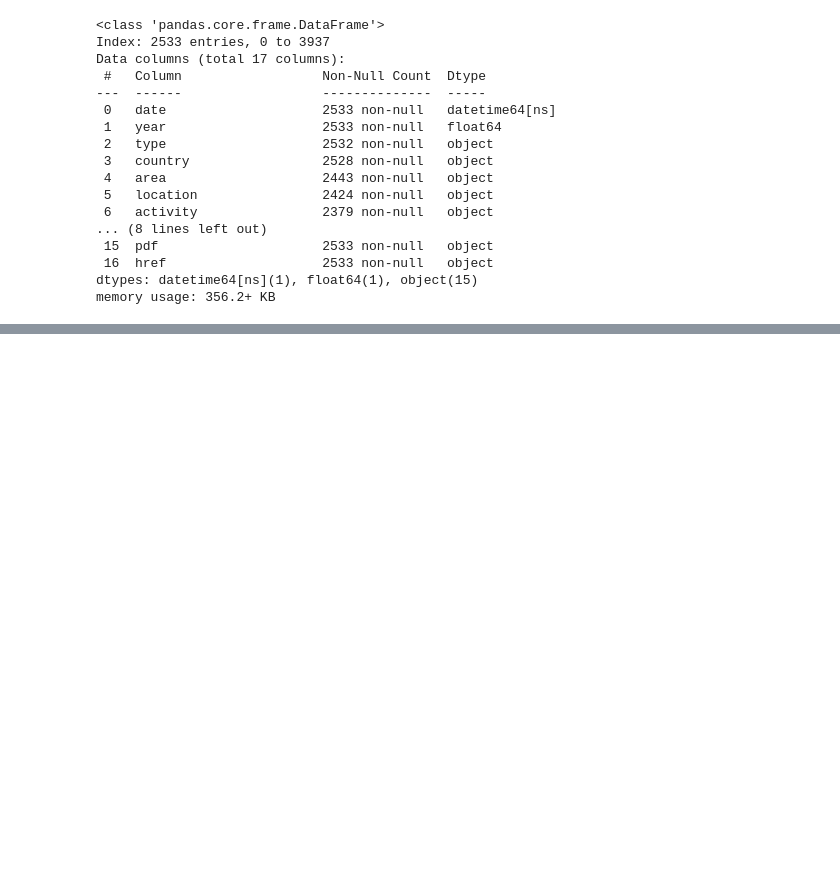
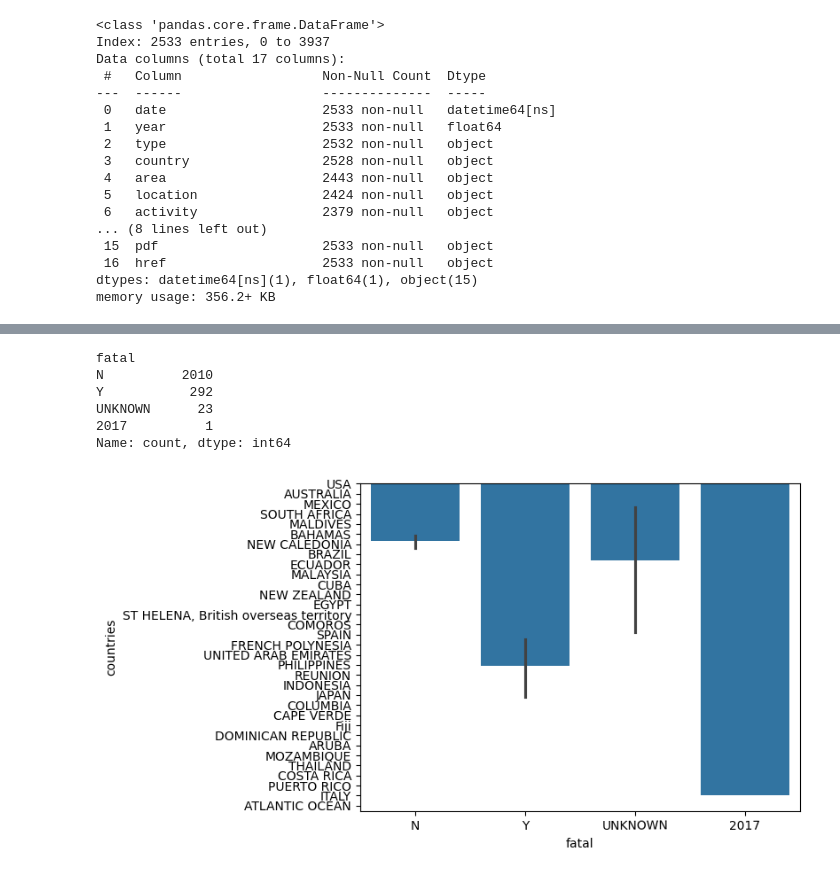
Before and after one commit to inesmarina8/proyect1_shark_attack, a Jupyter notebook: Shark_attacks_inesmarina.ipynb, the cells around one changed output, grey strips where cells are left out. Cells and saved outputs as stored; diff of their text form; code cells hidden in the pictures; blank space fills up the shorter version.

```diff
--- a/Shark_attacks_inesmarina.ipynb
+++ b/Shark_attacks_inesmarina.ipynb
@@ -850,0 +960,17 @@ df2.sample(10)
+# %%
+df2.rename(columns={'fatal_(y/n)': 'fatal'}, inplace=True)
+# %%
+df2.fatal.value_counts()
+# %% [output]
+fatal
+N          2010
+Y           292
+UNKNOWN      23
+2017          1
+Name: count, dtype: int64
+# %%
+sns.barplot(x="fatal", y="country", data=df2)
+plt.xticks(rotation=0.5)
+plt.ylabel("countries");
+# %% [output]
+[figure, added]
```
Also changed, not shown: parts of 43 cells of this notebook.
